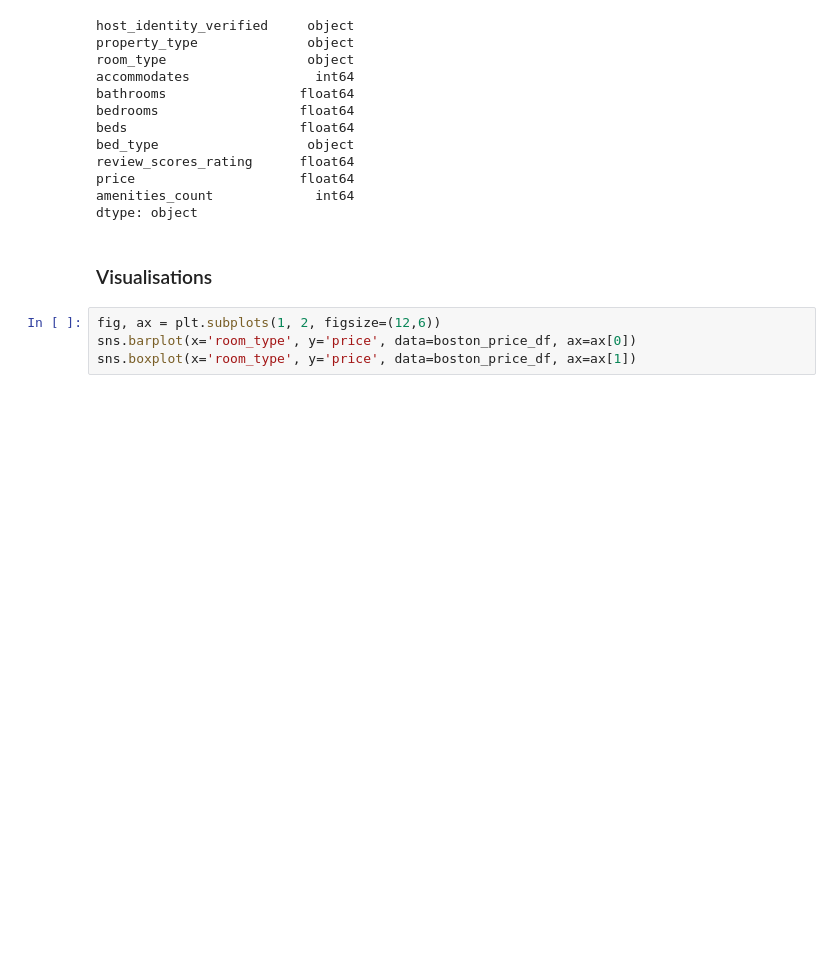
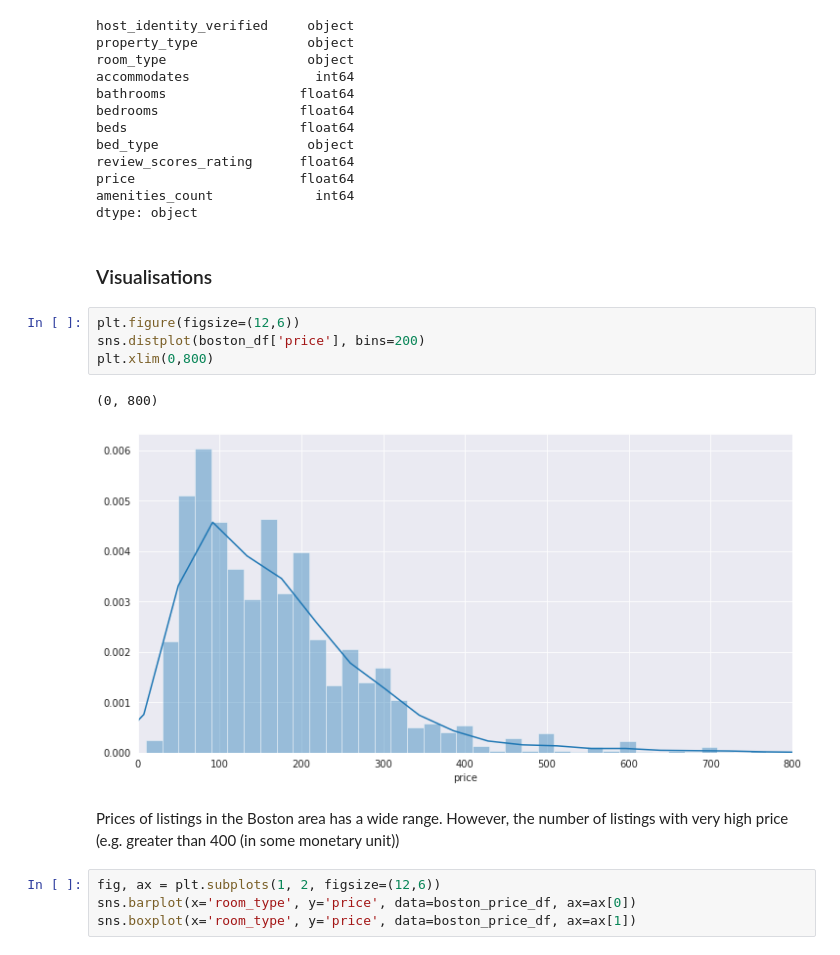
Before and after one commit to nabanitarimpi/airbnb-data-analysis, a Jupyter notebook: airbnb_data_analysis.ipynb, the cells around one changed output. Drawn from its saved outputs; the diff is of its cells as text; blank space fills up the shorter version.

```diff
--- a/airbnb_data_analysis.ipynb
+++ b/airbnb_data_analysis.ipynb
@@ -702,6 +702,15 @@ amenities_count             int64
 dtype: object
 # %% [markdown]
 ### Visualisations
+# %%
+plt.figure(figsize=(12,6))
+sns.distplot(boston_df['price'], bins=200)
+plt.xlim(0,800)
+# %% [output]
+(0, 800)
+[figure, added]
+# %% [markdown]
+Prices of listings in the Boston area has a wide range. However, the number of listings with very high price (e.g. greater than 400 (in some monetary unit))
 # %%
 fig, ax = plt.subplots(1, 2, figsize=(12,6))
 sns.barplot(x='room_type', y='price', data=boston_price_df, ax=ax[0])
```
Also changed, not shown: parts of 29 cells of this notebook.
